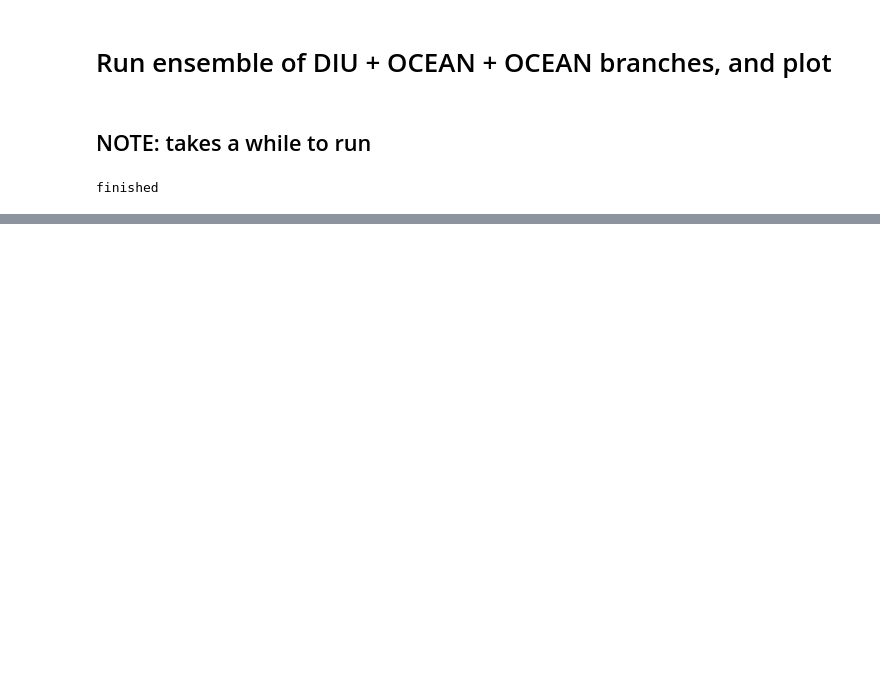
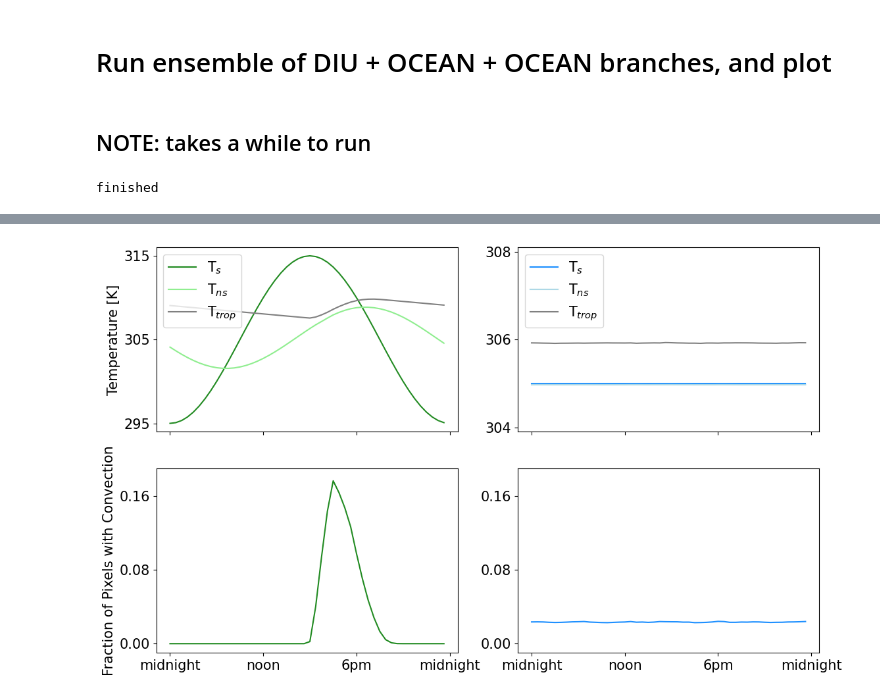
Before and after one commit to irenelivia/gameofcloud, a Jupyter notebook: Notebook_GameOfCloud.ipynb, the cells around one changed output, grey strips where cells are left out. Cells and saved outputs as stored; diff of their text form; code cells hidden in the pictures; blank space fills up the shorter version.

```diff
--- a/Notebook_GameOfCloud.ipynb
+++ b/Notebook_GameOfCloud.ipynb
@@ -109,0 +109,47 @@ plot_diurnalcycle(x, Tns, trop_temp_saved, x_ocean, Tns_ocean, trop_temp_saved_o
+# %%
+fig, axs = plt.subplots(2,2, figsize=(13,8), dpi=100, sharex=True)
+
+Tns_timeseries=295+20*np.mean(Tns[7*48:], axis=(1,2))
+
+axs[0, 0].plot(295+20*Ts(np.arange(0,48),48,True), label='T$_s$', color='forestgreen')
+axs[0, 0].plot(np.mean(Tns_timeseries.reshape(-1, 48), axis=0), label='T$_{ns}$', color='lightgreen')
+axs[0, 0].plot(np.mean(295+20*trop_temp_saved[1*48:14*48].reshape(-1,48), axis=0), label='T$_{trop}$',color='grey')
+axs[0, 0].set_ylabel('Temperature [K]')
+
+
+axs[0, 0].set_yticks(np.linspace(295, 315, 3))
+axs[0, 0].legend(loc=2)
+
+
+rain_timeseries=np.mean(x, axis=(1,2))
+axs[1, 0].plot(np.mean(rain_timeseries[7*48:].reshape(-1, 48), axis=0), color='forestgreen')
+
+axs[1, 0].set_ylabel('Fraction of Pixels with Convection')
+axs[1, 0].set_xticks(np.linspace(0,48,4))
+axs[1, 0].set_xticklabels(['midnight', 'noon', '6pm', 'midnight'])
+axs[1, 0].set_ylim(-0.01,0.19)
+
+axs[1, 0].set_yticks(np.linspace(0, 0.16, 3))
+
+Tns_timeseries_ocean=295+20*np.mean(Tns_ocean[7*48:], axis=(1,2))
+axs[0, 1].plot(295+20*Ts(np.arange(0,48),48,False)*np.ones(48), label='T$_s$', color='dodgerblue')
+axs[0, 1].plot(np.mean(Tns_timeseries_ocean.reshape(-1, 48), axis=0), label='T$_{ns}$', color='lightblue')
+axs[0, 1].plot(np.mean(295+20*trop_temp_saved_ocean[1*48:14*48].reshape(-1,48), axis=0), label='T$_{trop}$',color='grey')
+#axs[0, 1].set_ylabel('Temperature [K]')
+axs[0, 1].set_ylim(303.9,308.1)
+axs[0, 1].set_yticks(np.linspace(304, 308, 3))
+#axs[0, 1].set_yticks(np.linspace(295, 315, 3))
+axs[0, 1].legend(loc=2)
+
+
+rain_timeseries=np.mean(x_ocean, axis=(1,2))
+axs[1, 1].plot(np.mean(rain_timeseries[7*48:].reshape(-1, 48), axis=0), color='dodgerblue')
+
+#axs[1, 1].set_ylabel('Fraction of Convective Pixels')
+axs[1, 1].set_xticks(np.linspace(0,48,4))
+axs[1, 1].set_xticklabels(['midnight', 'noon', '6pm', 'midnight'])
+axs[1, 1].set_ylim(-0.01,0.19)
+axs[1, 1].set_yticks(np.linspace(0, 0.16, 3))
+plt.show()
+# %% [output]
+[figure, added]
```
Also changed, not shown: parts of 12 cells of this notebook, 4 other files.
